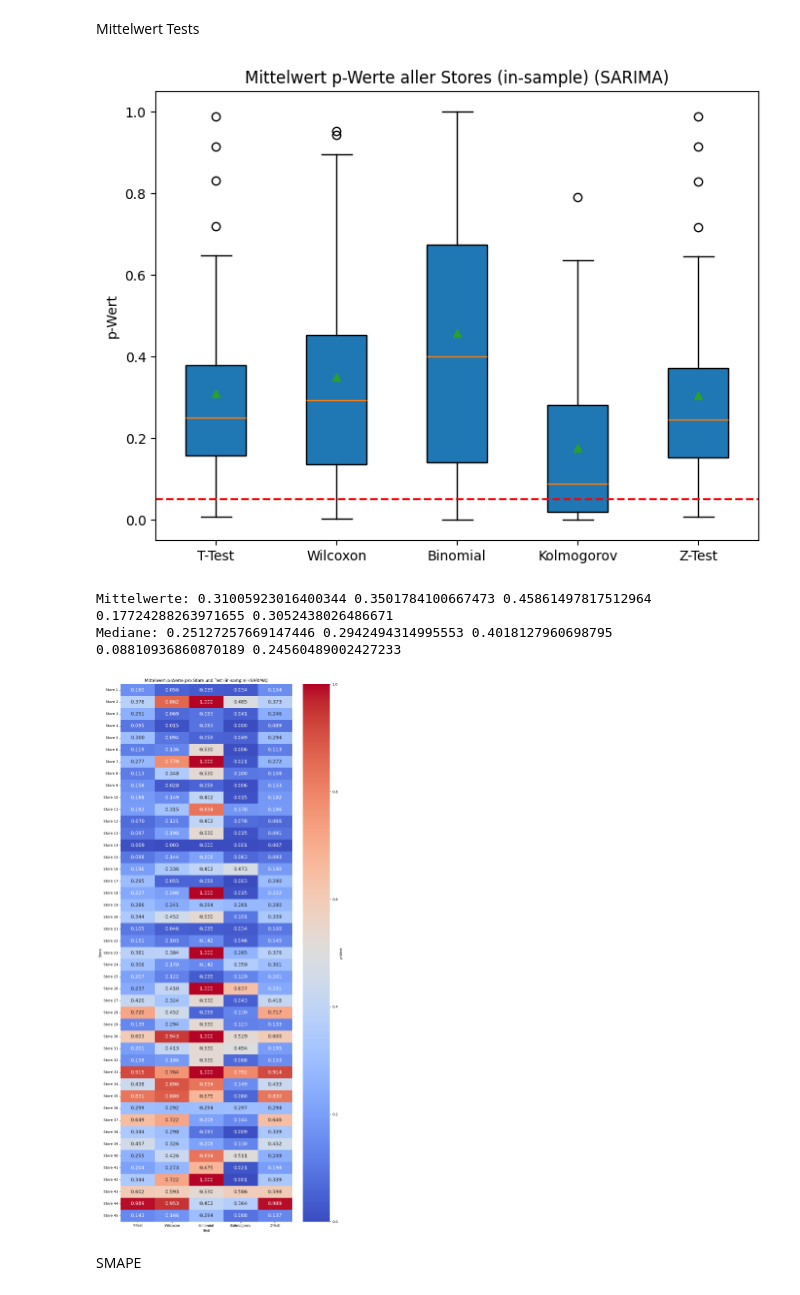
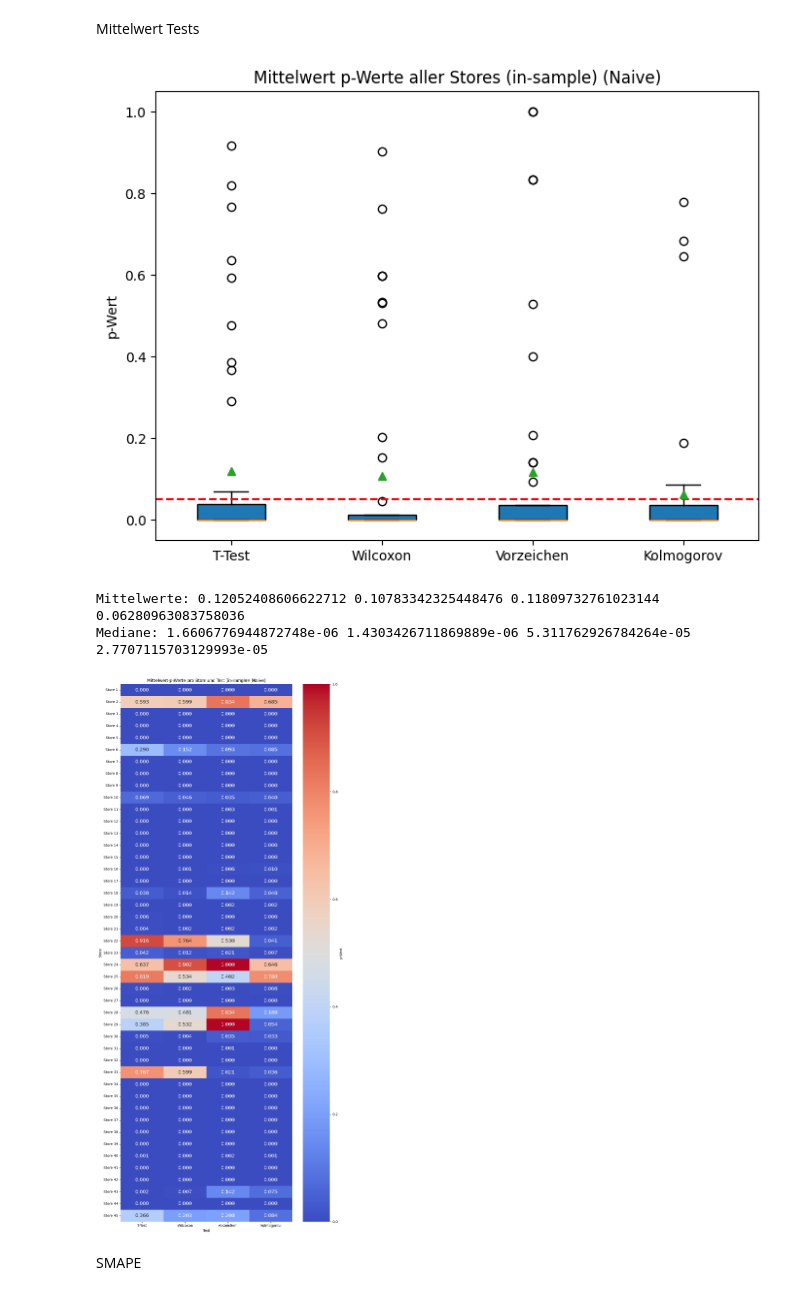
Before and after one commit to netalivo/Bachelor, a Jupyter notebook: main_all_stores.ipynb, the cells around one changed output. Cells and saved outputs as stored; diff of their text form; code cells hidden in the pictures.

```diff
--- a/main_all_stores.ipynb
+++ b/main_all_stores.ipynb
@@ -32,8 +32,8 @@ for store in range(1, 46):
 # %% [markdown]
 Modell wählen
 # %%
-model_type = 'SARIMA'
-#model_type = 'Naive'
+#model_type = 'SARIMA'
+model_type = 'Naive'
 # %% [markdown]
 Alle Residuen und Fitted Values berechnen
 # %%
@@ -285,0 +299,21 @@ Median: 2.028892058310495
+# %%
+
+spikes = {}
+for store in range(1, 46):
+    resid = residuals_dict.get(store)
+    count_spikes(resid, lags = 18)
+    spikes[store] = count_spikes(resid, lags = 18)
+    #print(spikes[store])
+
+
+values = list(spikes.values())
+print(values)
+print(len(values))
+
+plt.figure(figsize=(6, 6))
+plt.boxplot(values, patch_artist=True, showmeans=True)
+plt.title("Verteilung der Anzahl signifikanter ACF-Spikes")
+plt.ylabel("Anzahl der Spikes außerhalb ±1.96/√T")
+plt.xticks([1], ["Alle Zeitreihen"])
+plt.axhline(18*0.05, color='red', linestyle='--')
+plt.show()
@@ -291,6 +329,7 @@ w_pvalues = []
 b_pvalues = []
 k_pvalues = []
 z_pvalues = []
+s_pvalues = []
 
 # Für jeden Store von 1 bis 45:
 for store in range(1, 46):
@@ -317,6 +356,13 @@ for store in range(1, 46):
         except Exception as e:
             print(f"Fehler beim Binomial Test für Store {store}: {e}")
             b_pvalues.append(np.nan)
+        # Sign Test
+        try:
+            _, s_value = vorzeichen_test(resid, False)
+            s_pvalues.append(p_value)
+        except Exception as e:
+            print(f"Fehler beim Sign Test für Store {store}: {e}")
+            s_pvalues.append(np.nan)
         # Kolmogorov Test
         try:
             _, p_value = kolmogorov_test(resid, False)
@@ -336,42 +382,42 @@ for store in range(1, 46):
         w_pvalues.append(np.nan)
         b_pvalues.append(np.nan)
         k_pvalues.append(np.nan)
         z_pvalues.append(np.nan)
 
 
-pvalues = np.column_stack([t_pvalues, w_pvalues, b_pvalues, k_pvalues, z_pvalues])
+pvalues = np.column_stack([t_pvalues, w_pvalues, s_pvalues, k_pvalues])
 
 
 # Erstelle einen Boxplot der p-Werte
 plt.figure(figsize=(8, 6))
 plt.boxplot(pvalues, patch_artist=True, showmeans=True)
 plt.title('Mittelwert p-Werte aller Stores (in-sample) ({})'.format(model_type))
 plt.ylabel("p-Wert")
-plt.xticks([1, 2, 3, 4, 5], ["T-Test", "Wilcoxon", "Binomial", "Kolmogorov", "Z-Test"])
+plt.xticks([1, 2, 3, 4], ["T-Test", "Wilcoxon", "Vorzeichen","Kolmogorov"])
 plt.axhline(0.05, color='red', linestyle='--', label='Signifikanzniveau 0.05')
 plt.show()
 
 # Mittelwerte und Median der p-Werte
-print("Mittelwerte:", np.mean(t_pvalues), np.mean(w_pvalues), np.mean(b_pvalues), np.mean(k_pvalues), np.mean(z_pvalues))
-print("Mediane:", np.median(t_pvalues), np.median(w_pvalues), np.median(b_pvalues), np.median(k_pvalues), np.median(z_pvalues))
+print("Mittelwerte:", np.mean(t_pvalues), np.mean(w_pvalues), np.mean(s_pvalues), np.mean(k_pvalues))
+print("Mediane:", np.median(t_pvalues), np.median(w_pvalues), np.median(s_pvalues), np.median(k_pvalues))
 
 
 # Heatmap
 store_names = [f"Store {i+1}" for i in range(pvalues.shape[0])]
-columns = ["T-Test", "Wilcoxon", "Binomial", "Kolmogorov", "Z-Test"]
+columns = ["T-Test", "Wilcoxon", "Vorzeichen", "Kolmogorov"]
 df_pvalues = pd.DataFrame(pvalues, index=store_names, columns=columns)
 plt.figure(figsize=(10, len(store_names) * 0.5))  # Dynamische Höhe
 sns.heatmap(df_pvalues, annot=True, fmt=".3f", annot_kws={"size": 14}, cmap="coolwarm", cbar_kws={'label': 'p-Wert'}, vmin=0, vmax=1)
 plt.title('Mittelwert-p-Werte pro Store und Test (in-sample) ({})'.format(model_type))
 plt.xlabel("Test")
 plt.ylabel("Store")
 plt.tight_layout()
 plt.show()
 # %% [output]
-[figure, old version]
+[figure, new version]
-Mittelwerte: 0.31005923016400344 0.3501784100667473 0.45861497817512964 0.17724288263971655 0.3052438026486671
-Mediane: 0.25127257669147446 0.2942494314995553 0.4018127960698795 0.08810936860870189 0.24560489002427233
+Mittelwerte: 0.12052408606622712 0.10783342325448476 0.11809732761023144 0.06280963083758036
+Mediane: 1.6606776944872748e-06 1.4303426711869889e-06 5.311762926784264e-05 2.7707115703129993e-05
-[figure, old version]
+[figure, new version]
 # %% [markdown]
 SMAPE
 # %%
```
Also changed, not shown: parts of 18 cells of this notebook, 9 other files.
